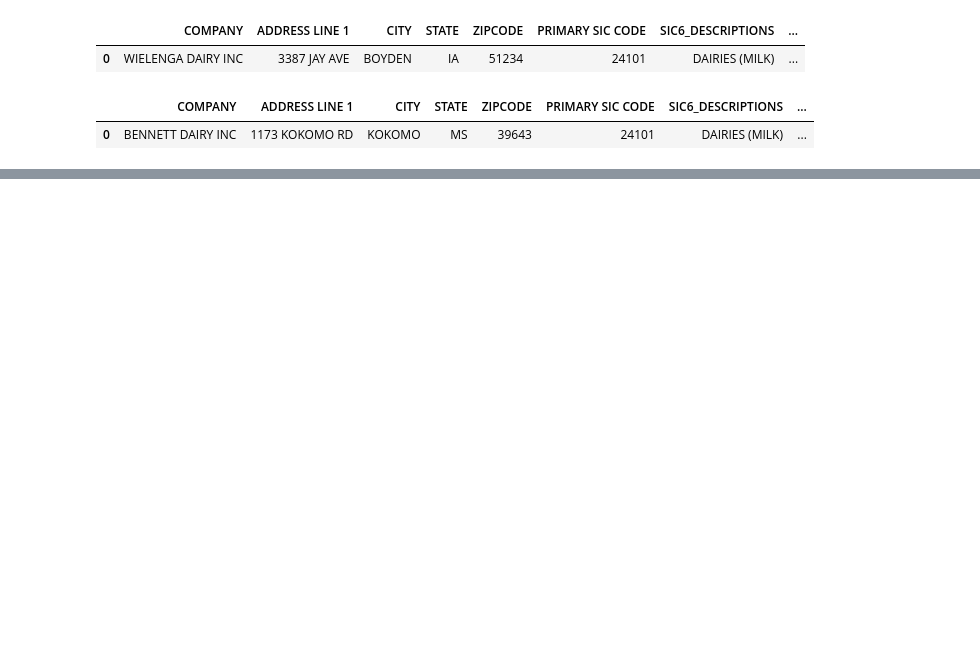
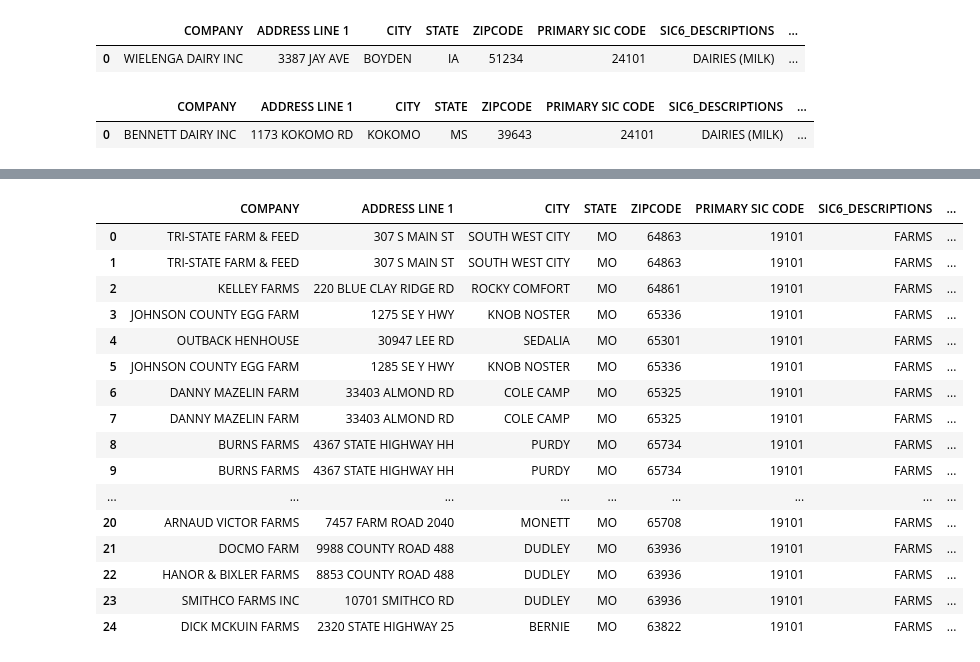
Before and after one commit to uchicago-dsi/rafi-poultry, a Jupyter notebook: notebooks/counterglow_explore.ipynb, the cells around one changed output, grey strips where cells are left out. Saved outputs shown, nothing was run; the diff lists cells and outputs as text; code cells hidden in the pictures; blank space fills up the shorter version.

```diff
--- a/notebooks/counterglow_explore.ipynb
+++ b/notebooks/counterglow_explore.ipynb
@@ -253,0 +610,20 @@ GA: Total number of matches: 0
+# %%
+igroup_sic_0191_dict['MO']
+# %% [output]
+|  | COMPANY | ADDRESS LINE 1 | CITY | STATE | ZIPCODE | PRIMARY SIC CODE | SIC6_DESCRIPTIONS | ... |
+| 0 | TRI-STATE FARM & FEED | 307 S MAIN ST | SOUTH WEST CITY | MO | 64863 | 19101 | FARMS | ... |
+| 1 | TRI-STATE FARM & FEED | 307 S MAIN ST | SOUTH WEST CITY | MO | 64863 | 19101 | FARMS | ... |
+| 2 | KELLEY FARMS | 220 BLUE CLAY RIDGE RD | ROCKY COMFORT | MO | 64861 | 19101 | FARMS | ... |
+| 3 | JOHNSON COUNTY EGG FARM | 1275 SE Y HWY | KNOB NOSTER | MO | 65336 | 19101 | FARMS | ... |
+| 4 | OUTBACK HENHOUSE | 30947 LEE RD | SEDALIA | MO | 65301 | 19101 | FARMS | ... |
+| 5 | JOHNSON COUNTY EGG FARM | 1285 SE Y HWY | KNOB NOSTER | MO | 65336 | 19101 | FARMS | ... |
+| 6 | DANNY MAZELIN FARM | 33403 ALMOND RD | COLE CAMP | MO | 65325 | 19101 | FARMS | ... |
+| 7 | DANNY MAZELIN FARM | 33403 ALMOND RD | COLE CAMP | MO | 65325 | 19101 | FARMS | ... |
+| 8 | BURNS FARMS | 4367 STATE HIGHWAY HH | PURDY | MO | 65734 | 19101 | FARMS | ... |
+| 9 | BURNS FARMS | 4367 STATE HIGHWAY HH | PURDY | MO | 65734 | 19101 | FARMS | ... |
+| ... | ... | ... | ... | ... | ... | ... | ... | ... |
+| 20 | ARNAUD VICTOR FARMS | 7457 FARM ROAD 2040 | MONETT | MO | 65708 | 19101 | FARMS | ... |
+| 21 | DOCMO FARM | 9988 COUNTY ROAD 488 | DUDLEY | MO | 63936 | 19101 | FARMS | ... |
+| 22 | HANOR & BIXLER FARMS | 8853 COUNTY ROAD 488 | DUDLEY | MO | 63936 | 19101 | FARMS | ... |
+| 23 | SMITHCO FARMS INC | 10701 SMITHCO RD | DUDLEY | MO | 63936 | 19101 | FARMS | ... |
+| 24 | DICK MCKUIN FARMS | 2320 STATE HIGHWAY 25 | BERNIE | MO | 63822 | 19101 | FARMS | ... |
```
Also changed, not shown: parts of 118 cells of this notebook.
